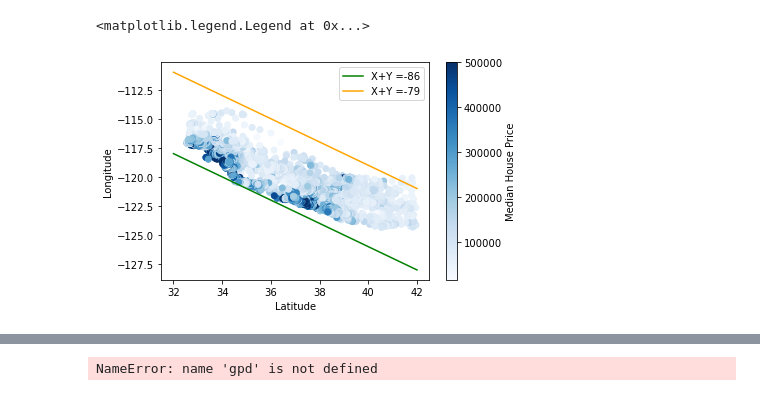
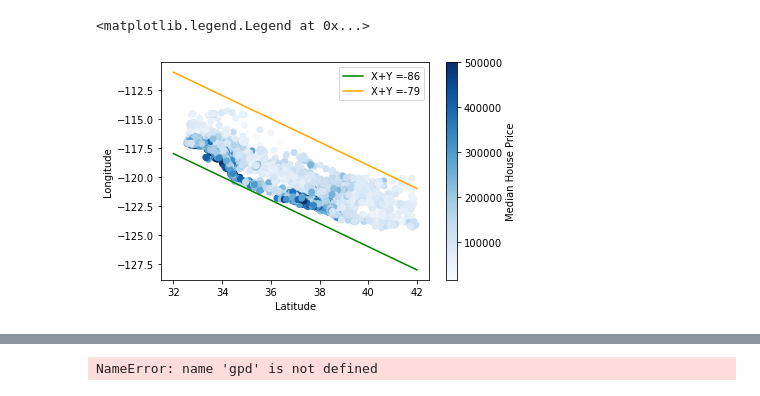
Before and after one commit to primavista40/Housing-Tutorials, a Jupyter notebook: California Housing.ipynb, the cells around one changed output, grey strips where cells are left out. Drawn from its saved outputs; the diff is of its cells as text; code cells hidden in the pictures.

```diff
--- a/California Housing.ipynb
+++ b/California Housing.ipynb
@@ -0,0 +1,14 @@
+# %%
+import pandas as pd
+import matplotlib.pyplot as plt
+import numpy as np
+from sklearn.model_selection import train_test_split
+import seaborn as sns
+# อ่านไฟล์ข้อมูล
+df = pd.read_csv('./Data/housing.csv')
+# แบ่งข้อมูลเป็น test, train
+(df_train,df_test) =train_test_split(df.copy(), test_size=0.2)
+fig, axes = plt.subplots(1,2)
+sns.scatterplot('latitude','median_house_value',data=df_train.sample(1000),ax=axes[0])
+sns.scatterplot('longitude','median_house_value',data=df_train.sample(1000),ax=axes[1])
+fig.tight_layout()
@@ -1,19 +19,13 @@
 # %%
-import pandas as pd
-import matplotlib.pyplot as plt
-import numpy as np
-# อ่านไฟล์ข้อมูล
-df = pd.read_csv('./Data/housing.csv')
-df['diagonal'] = df['latitude']+df['longitude']
-plt.scatter(df['latitude'],df['longitude'],c = df['median_house_value'],cmap= 'Blues')
+plt.scatter(df_train['latitude'],df_train['longitude'],c = df_train['median_house_value'],cmap= 'Blues')
 plt.xlabel('Latitude')
 plt.ylabel('Longitude')
 cb = plt.colorbar()
 cb.set_label("Median House Price")
 x = np.linspace(32, 42, 1000)
 plt.plot(x,-86-x,label = 'X+Y =-86',color='green')
 plt.plot(x,-79-x,label = 'X+Y =-79',color='orange')
 plt.legend()
 # %% [output]
 <matplotlib.legend.Legend at 0x...>
-[figure, old version]
+[figure, new version]
```
Also changed, not shown: parts of 4 cells of this notebook.
